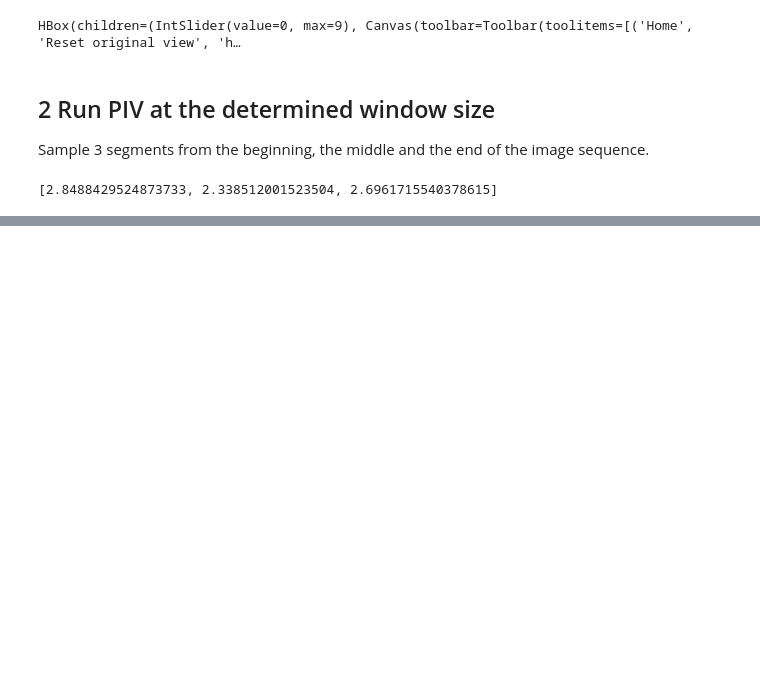
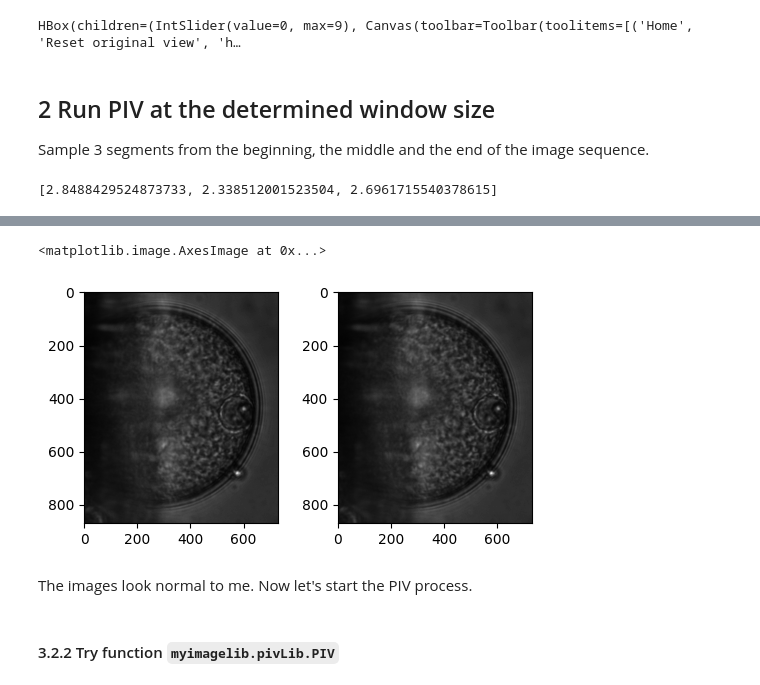
Before and after one commit to ZLoverty/DE, a Jupyter notebook: Code/PIV on DE images.ipynb, the cells around one changed output, grey strips where cells are left out. Saved outputs shown, nothing was run; the diff lists cells and outputs as text; code cells hidden in the pictures; blank space fills up the shorter version.

```diff
--- a/Code/PIV on DE images.ipynb
+++ b/Code/PIV on DE images.ipynb
@@ -226,0 +243,16 @@ Too sensitive to the choice of window size. The data below show how mean velocit
+# %%
+with ND2Reader(r"D:\nd2\024.nd2") as images:
+    I0 = images[0]
+    I1 = images[1]
+# %%
+# display the images
+fig, ax = plt.subplots(nrows=1, ncols=2, figsize=(6, 3))
+ax[0].imshow(I0, cmap="gray")
+ax[1].imshow(I1, cmap="gray")
+# %% [output]
+<matplotlib.image.AxesImage at 0x...>
+[figure, added]
+# %% [markdown]
+The images look normal to me. Now let's start the PIV process.
+# %% [markdown]
+#### 3.2.2 Try function `myimagelib.pivLib.PIV`
```
Also changed, not shown: parts of 28 cells of this notebook.
